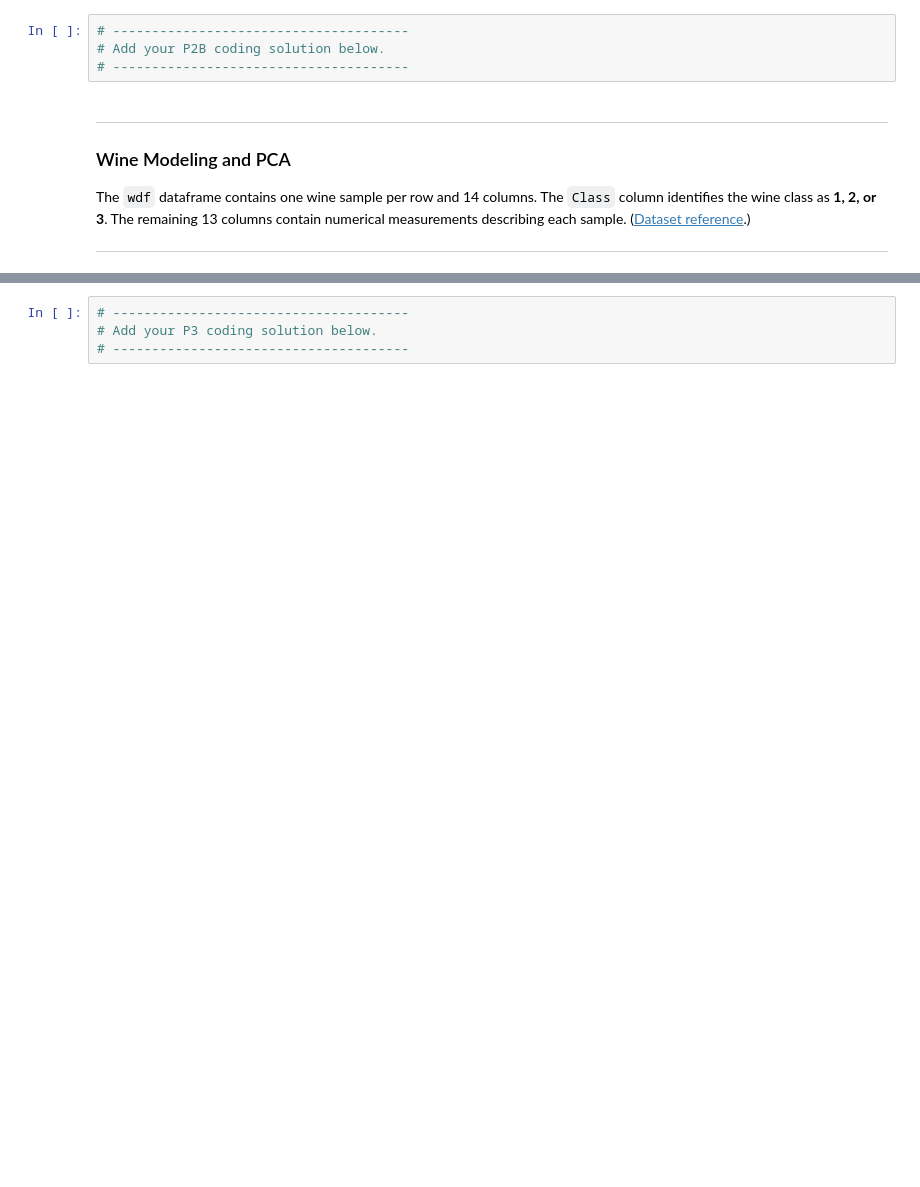
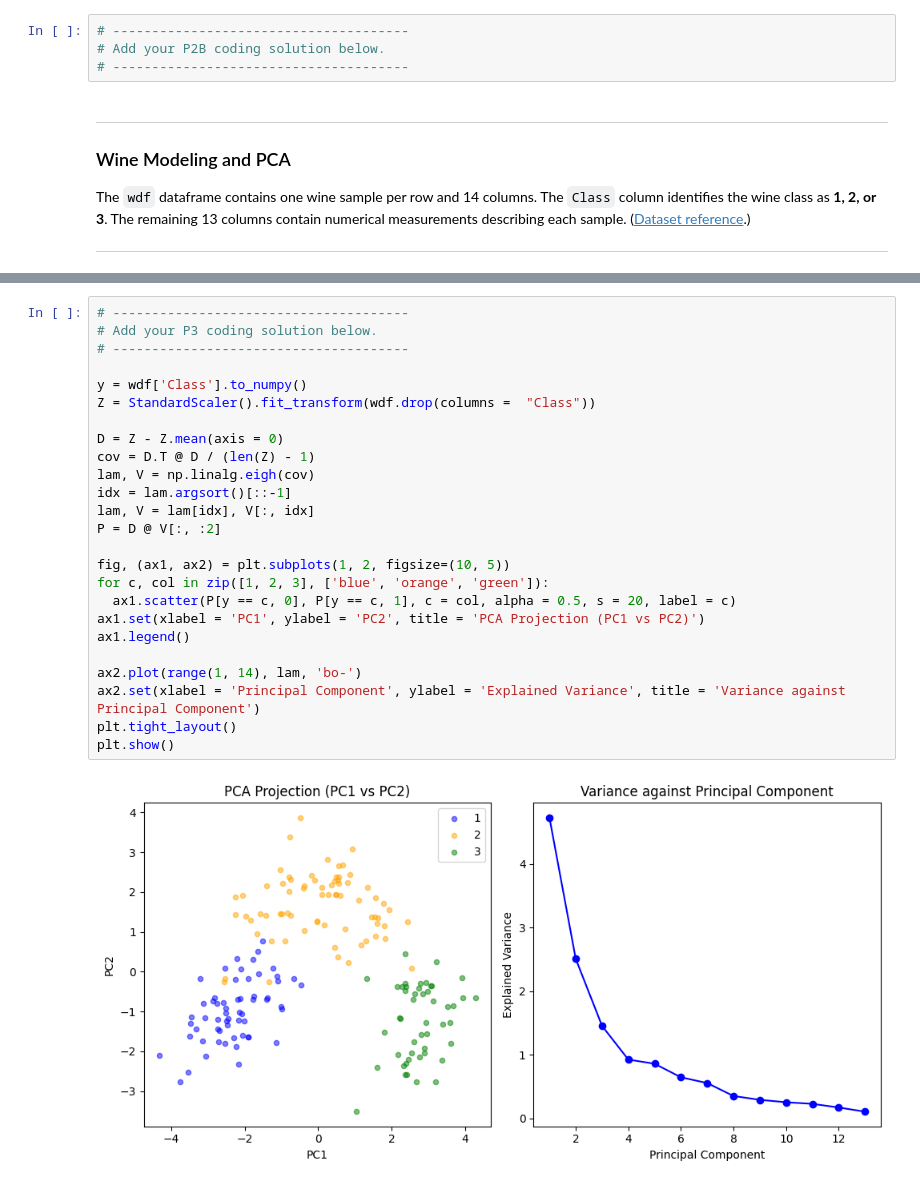
Before and after one commit to singsangwoo/COMP562_project2, a Jupyter notebook: P2.ipynb, the cells around one changed output, grey strips where cells are left out. Saved outputs shown, nothing was run; the diff lists cells and outputs as text; blank space fills up the shorter version.

```diff
--- a/P2.ipynb
+++ b/P2.ipynb
@@ -337,7 +355,30 @@ To receive full credit, your solution should produce plots identical to the refe
 - Use opacity **0.5** and marker size **20** for the scatter plot.
 - The default marker is used.
 - Label the scatter axes **PC1** and **PC2**, and include a legend identifying classes **1, 2, and 3**.
-# %%
-# --------------------------------------
-# Add your P3 coding solution below.
-# --------------------------------------
+# %%
+# --------------------------------------
+# Add your P3 coding solution below.
+# --------------------------------------
+
+y = wdf['Class'].to_numpy()
+Z = StandardScaler().fit_transform(wdf.drop(columns =  "Class"))
+
+D = Z - Z.mean(axis = 0)
+cov = D.T @ D / (len(Z) - 1)
+lam, V = np.linalg.eigh(cov)
+idx = lam.argsort()[::-1]
+lam, V = lam[idx], V[:, idx]
+P = D @ V[:, :2]
+
+fig, (ax1, ax2) = plt.subplots(1, 2, figsize=(10, 5))
+for c, col in zip([1, 2, 3], ['blue', 'orange', 'green']):
+  ax1.scatter(P[y == c, 0], P[y == c, 1], c = col, alpha = 0.5, s = 20, label = c)
+ax1.set(xlabel = 'PC1', ylabel = 'PC2', title = 'PCA Projection (PC1 vs PC2)')
+ax1.legend()
+
+ax2.plot(range(1, 14), lam, 'bo-')
+ax2.set(xlabel = 'Principal Component', ylabel = 'Explained Variance', title = 'Variance against Principal Component')
+plt.tight_layout()
+plt.show()
+# %% [output]
+[figure, added]
```
Also changed, not shown: parts of 4 cells of this notebook.
